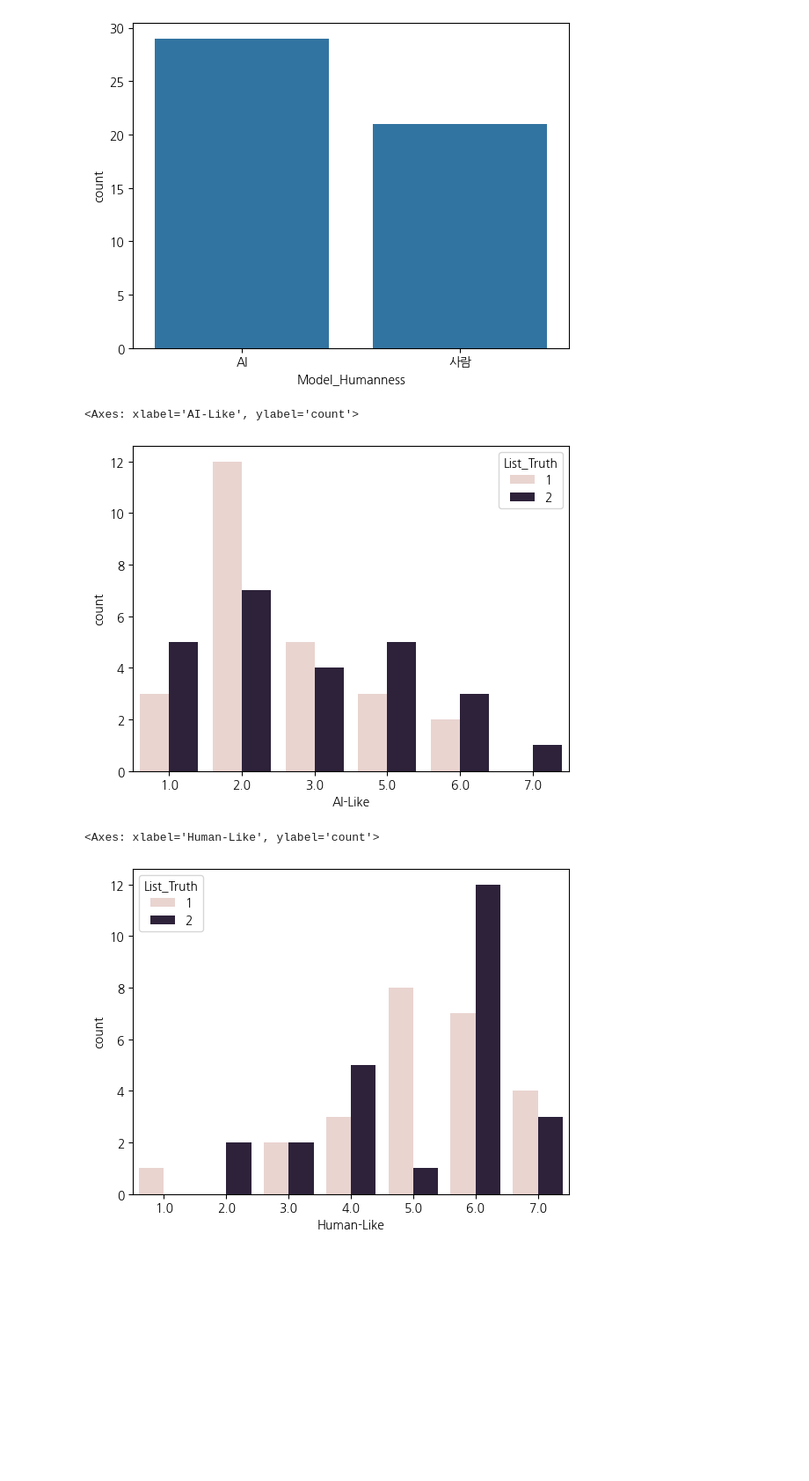
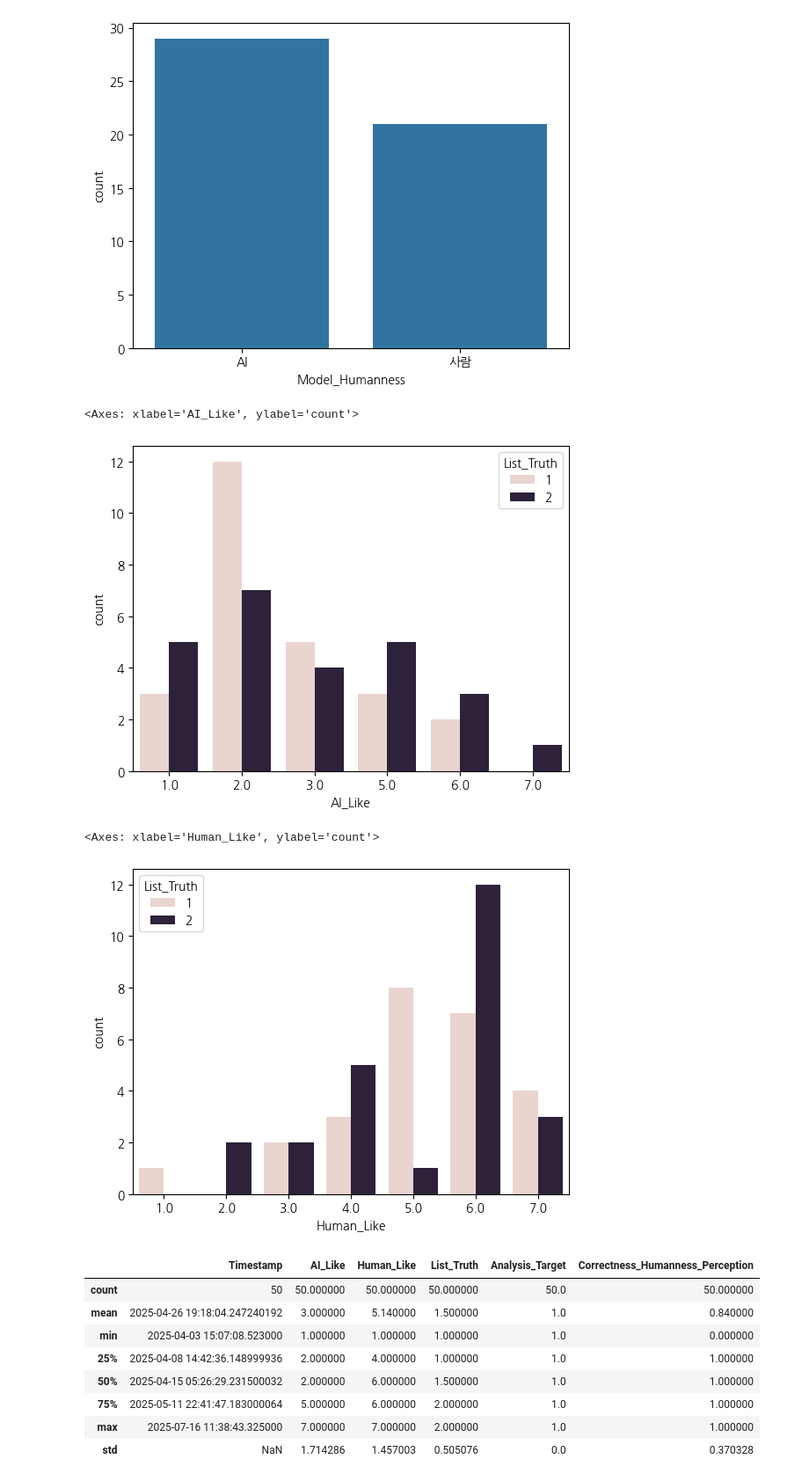
Before and after one commit to irregular6612/phoneticConvergence, a Jupyter notebook: src/analysis/survey.ipynb, the cells around one changed output. Shown: that part at 88% size. Cells and saved outputs as stored; diff of their text form; code cells hidden in the pictures; blank space fills up the shorter version.

```diff
--- a/src/analysis/survey.ipynb
+++ b/src/analysis/survey.ipynb
@@ -118,12 +127,24 @@ sns.countplot(data=excel_sheet, x="Model_Humanness")
 # %%
 # List 1: AI라고 속인 경우, List 2: 사람이라고 밝힌 경우,
 
-sns.countplot(data=excel_sheet, x="AI-Like", hue="List_Truth")
+sns.countplot(data=excel_sheet, x="AI_Like", hue="List_Truth")
 # %% [output]
-<Axes: xlabel='AI-Like', ylabel='count'>
+<Axes: xlabel='AI_Like', ylabel='count'>
 [figure]
 # %%
-sns.countplot(data=excel_sheet, x="Human-Like", hue="List_Truth")
+sns.countplot(data=excel_sheet, x="Human_Like", hue="List_Truth")
 # %% [output]
-<Axes: xlabel='Human-Like', ylabel='count'>
+<Axes: xlabel='Human_Like', ylabel='count'>
 [figure]
+# %%
+excel_sheet.describe()
+# %% [output]
+|  | Timestamp | AI_Like | Human_Like | List_Truth | Analysis_Target | Correctness_Humanness_Perception |
+| count | 50 | 50.000000 | 50.000000 | 50.000000 | 50.0 | 50.000000 |
+| mean | 2025-04-26 19:18:04.247240192 | 3.000000 | 5.140000 | 1.500000 | 1.0 | 0.840000 |
+| min | 2025-04-03 15:07:08.523000 | 1.000000 | 1.000000 | 1.000000 | 1.0 | 0.000000 |
+| 25% | 2025-04-08 14:42:36.148999936 | 2.000000 | 4.000000 | 1.000000 | 1.0 | 1.000000 |
+| 50% | 2025-04-15 05:26:29.231500032 | 2.000000 | 6.000000 | 1.500000 | 1.0 | 1.000000 |
+| 75% | 2025-05-11 22:41:47.183000064 | 5.000000 | 6.000000 | 2.000000 | 1.0 | 1.000000 |
+| max | 2025-07-16 11:38:43.325000 | 7.000000 | 7.000000 | 2.000000 | 1.0 | 1.000000 |
+| std | NaN | 1.714286 | 1.457003 | 0.505076 | 0.0 | 0.370328 |
```
Also changed, not shown: parts of 15 cells of this notebook, 1 other file.
